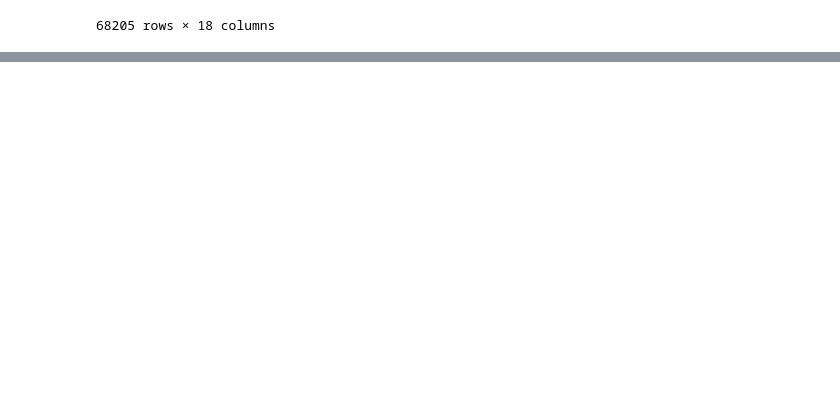
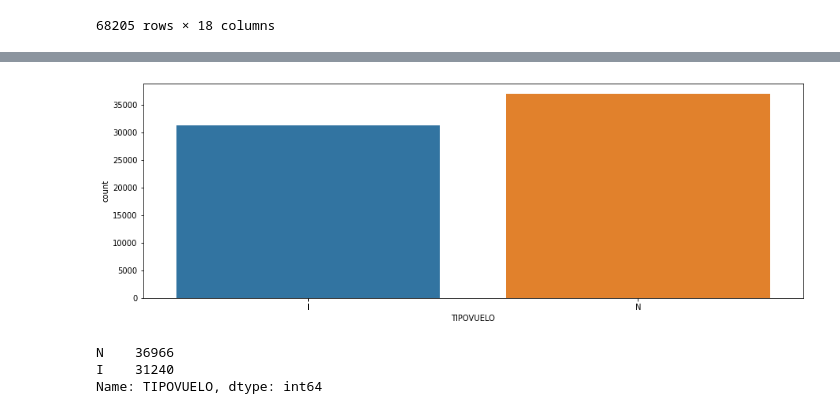
Before and after one commit to OsvaldoMedina/LATAM-Airlines, a Jupyter notebook: solution.ipynb, the cells around one changed output, grey strips where cells are left out. Saved outputs shown, nothing was run; the diff lists cells and outputs as text; code cells hidden in the pictures; blank space fills up the shorter version.

```diff
--- a/solution.ipynb
+++ b/solution.ipynb
@@ -90,0 +240,12 @@ df.dropna()
+# %%
+plt.figure(figsize=(15,5))
+sns.countplot(x="TIPOVUELO", data=df)
+plt.show()
+# %% [output]
+[figure, added]
+# %%
+df['TIPOVUELO'].value_counts()
+# %% [output]
+N    36966
+I    31240
+Name: TIPOVUELO, dtype: int64
```
Also changed, not shown: parts of 19 cells of this notebook, 3 other files.
